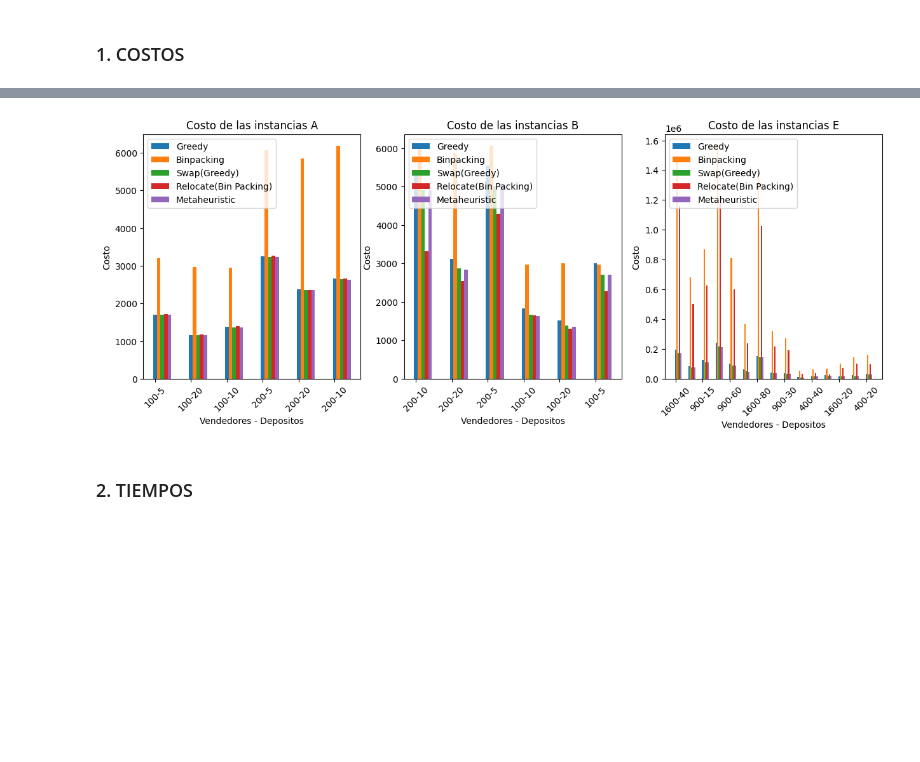
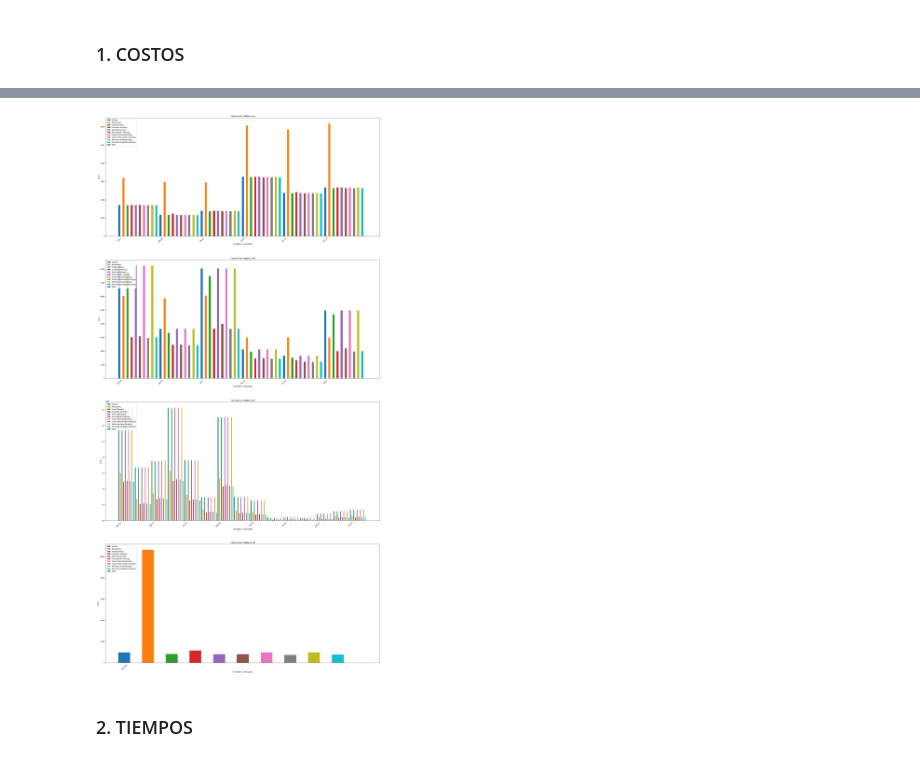
Before and after one commit to IgnacioPardo/TP2_TDV, a Jupyter notebook: src/scripts/experimentacion.ipynb, the cells around one changed output, grey strips where cells are left out. Saved outputs shown, nothing was run; the diff lists cells and outputs as text; code cells hidden in the pictures; blank space fills up the shorter version.

```diff
--- a/src/scripts/experimentacion.ipynb
+++ b/src/scripts/experimentacion.ipynb
@@ -64,0 +43,3 @@ times = [a_instance_time, b_instance_time, e_instance_time]
+# %%
+df["InstanceGroup"] = df["Filename"].str[0]
+df
@@ -64,0 +71,2 @@ times = [a_instance_time, b_instance_time, e_instance_time]
+# %%
+instances = df["InstanceGroup"].unique()
@@ -64,0 +75,13 @@ times = [a_instance_time, b_instance_time, e_instance_time]
+# %%
+# COSTO DE CADA INSTANCIA
+costs = [df[df["InstanceGroup"] == i] for i in instances]
+
+#if column contains "time" or "free", filter it
+
+for cost in costs:
+    cost = cost.drop(cost.columns[cost.columns.str.contains('time')], axis=1, inplace=True)
+
+for cost in costs:
+    cost = cost.drop(cost.columns[cost.columns.str.contains('free')], axis=1, inplace=True)
+
+costs[0]
@@ -122,0 +210,12 @@ fig, ax = plt.subplots(figsize=(20, 5))
+# %%
+fig, ax = plt.subplots(1, 1, figsize=(10, 5))
+
+sub_df = costs[-1].tail(1)
+display(sub_df)
+for h in heuristics:
+    ax.bar(h, sub_df[h+"_cost"], label=h)
+
+for tick in ax.get_xticklabels():
+    tick.set_rotation(90)
+
+ax.set_ylim(0, 1000)
@@ -123,27 +227,34 @@ fig, ax = plt.subplots(figsize=(20, 5))
 # %%
-fig, axs = plt.subplots(1, len(costs), figsize=(15, 5))
+fig, axs = plt.subplots(len(costs), 1, figsize=(30, 60))
 
 for i, cost in enumerate(costs):
 
     cost['Vendedores-Depositos'] = cost['Vendedores'].astype(str) + '-' + cost['Depositos'].astype(str)
 
-    axs[i].set_title('Costo de las instancias ' + cost['Instancia'].unique()[0])
+    axs[i].set_title('Costo de las instancias ' + cost['InstanceGroup'].unique()[0].upper())
     axs[i].set_xlabel('Vendedores - Depositos')
     axs[i].set_ylabel('Costo')
 
     for h in heuristics:
-        # Bar plot
-        axs[i].bar(np.arange(len(cost['Vendedores-Depositos'])) + (heuristics == h).argmax() * 0.1, cost[h+"_cost"], width=0.1, label=h)
+        axs[i].bar(np.arange(len(cost['Vendedores-Depositos'])) + (heuristics == h).argmax() * 0.1, cost[h+"_cost"], width=0.05, label=h)
 
     axs[i].legend()
+
+    # add division between 'Vendedores-Depositos'
+
+    axs[i].set_xticklabels([""] + list(cost['Vendedores-Depositos']))
+
+
 
 for i, ax in enumerate(axs):
     ax.set_xticklabels([""] + list(costs[i]['Vendedores-Depositos']))
     for tick in ax.get_xticklabels():
         tick.set_rotation(45)
     ax.legend(loc='upper left')
+
+    # leave some space between subplots
 # %% [output]
-[figure, old version]
+[figure, new version]
 # %% [markdown]
 ### 2. TIEMPOS
 # %%
```
Also changed, not shown: parts of 24 cells of this notebook, 19 other files.
